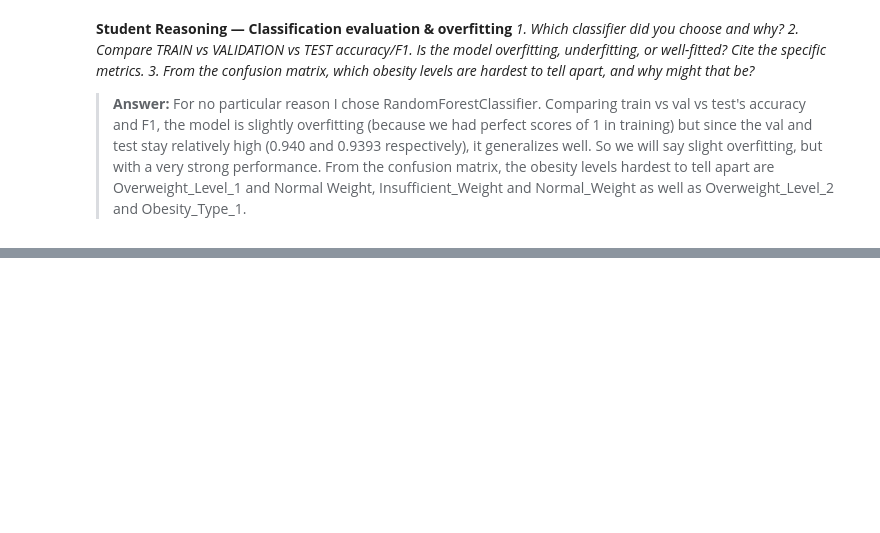
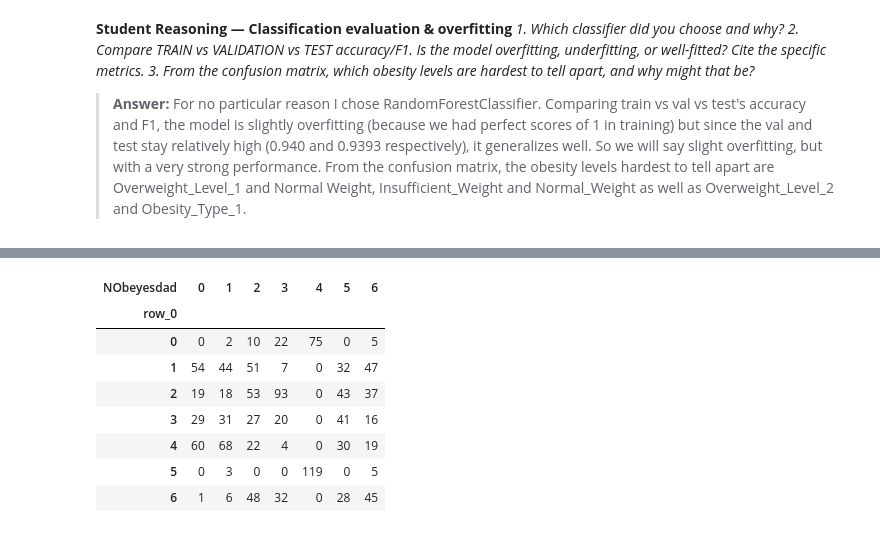
Before and after one commit to Glover69/PredictiveAnalysisML-Lab2, a Jupyter notebook: lab2_predictive_analysis.ipynb, the cells around one changed output, grey strips where cells are left out. Saved outputs shown, nothing was run; the diff lists cells and outputs as text; code cells hidden in the pictures; blank space fills up the shorter version.

```diff
--- a/lab2_predictive_analysis.ipynb
+++ b/lab2_predictive_analysis.ipynb
@@ -410,0 +431,17 @@ that be?*
+# %%
+# TODO: How well do the clusters line up with the TRUE obesity levels?
+#   Build a crosstab of cluster label vs the real NObeyesdad category:
+#   pd.crosstab(cluster_labels, obesity['NObeyesdad'])
+#   Do some clusters map cleanly onto specific obesity levels?
+
+pd.crosstab(cluster_labels, y_train)
+# %% [output]
+| NObeyesdad | 0 | 1 | 2 | 3 | 4 | 5 | 6 |
+| row_0 |  |  |  |  |  |  |  |
+| 0 | 0 | 2 | 10 | 22 | 75 | 0 | 5 |
+| 1 | 54 | 44 | 51 | 7 | 0 | 32 | 47 |
+| 2 | 19 | 18 | 53 | 93 | 0 | 43 | 37 |
+| 3 | 29 | 31 | 27 | 20 | 0 | 41 | 16 |
+| 4 | 60 | 68 | 22 | 4 | 0 | 30 | 19 |
+| 5 | 0 | 3 | 0 | 0 | 119 | 0 | 5 |
+| 6 | 1 | 6 | 48 | 32 | 0 | 28 | 45 |
```
Also changed, not shown: parts of 5 cells of this notebook, 2 other files.
